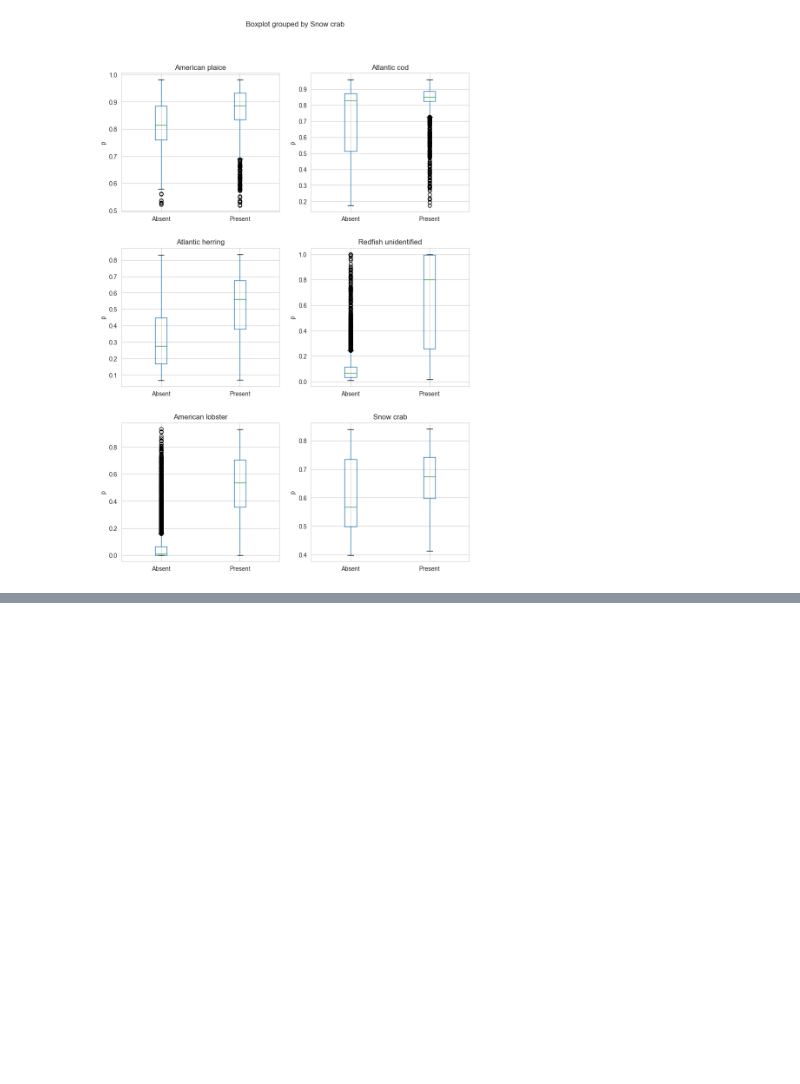
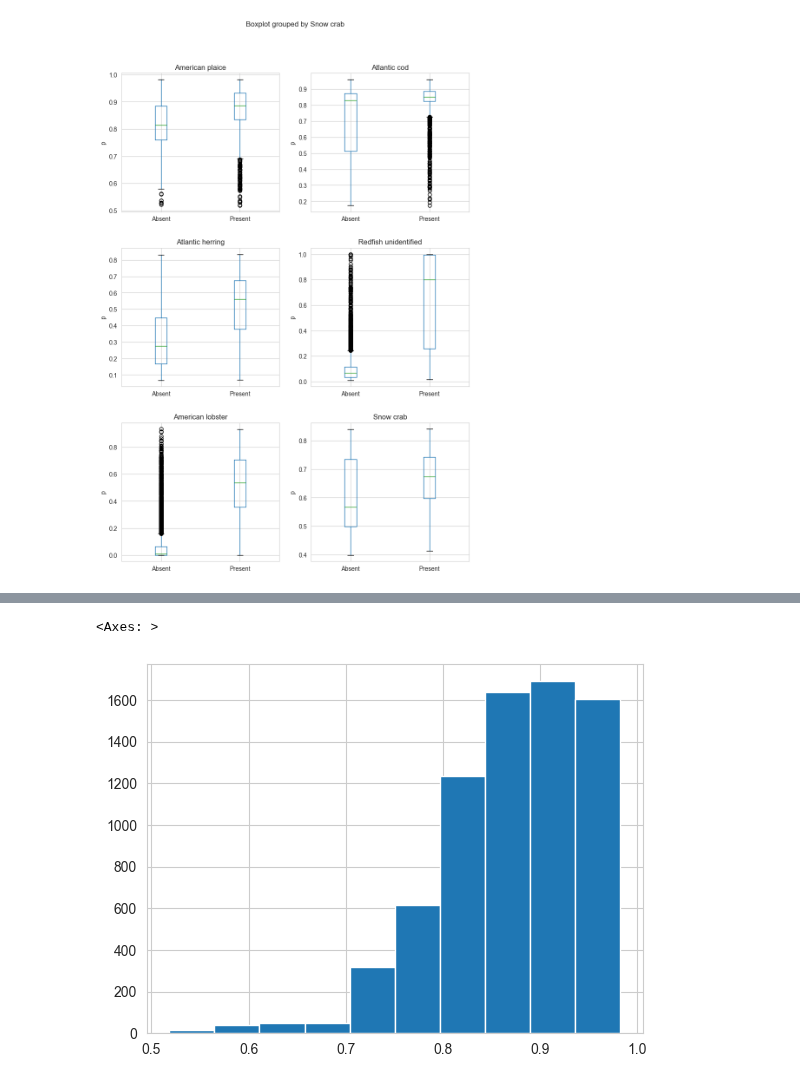
Before and after one commit to davjfish/WatspeedStatsGroupProject, a Jupyter notebook: analysis/Logistic_regression.ipynb, the cells around one changed output, grey strips where cells are left out. Drawn from its saved outputs; the diff is of its cells as text; code cells hidden in the pictures; blank space fills up the shorter version.

```diff
--- a/analysis/Logistic_regression.ipynb
+++ b/analysis/Logistic_regression.ipynb
@@ -240 +247,18 @@ summary
+# %%
+# Precision (also known as positive predictive value) is the fraction of correct estimates of the positive estimates:
+# Recall (also known as the true positive rate, or sensitivity) is the fraction of correct estimates of the positive response
+# Specificity (also known as the true negative rate) is the fraction of correct estimates of the negative response:
+# F1-score (sometimes called F-measure, or Dice coefficient) is the harmonic mean of the precision and recall:
+
+
+# what is going on with plaice??
+
+m = species_dict["American plaice"]["model"]
+
+set_df["p_American plaice"].hist()
+
+# interesting.. plaice is  just going to bet on it always being present.
+# %% [output]
+<Axes: >
+[figure, added]
 # %%
```
Also changed, not shown: parts of 25 cells of this notebook, 1 other file.
